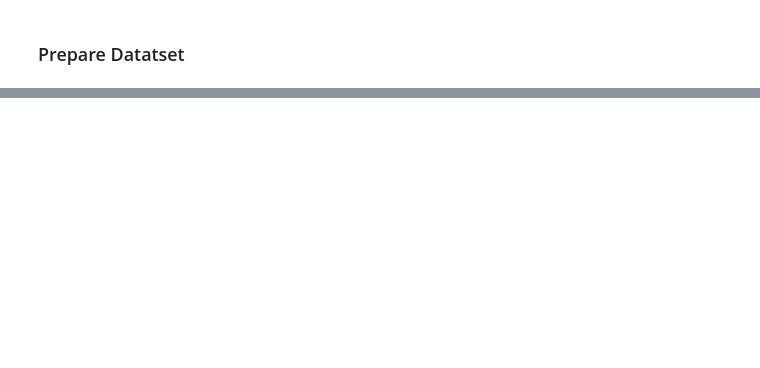
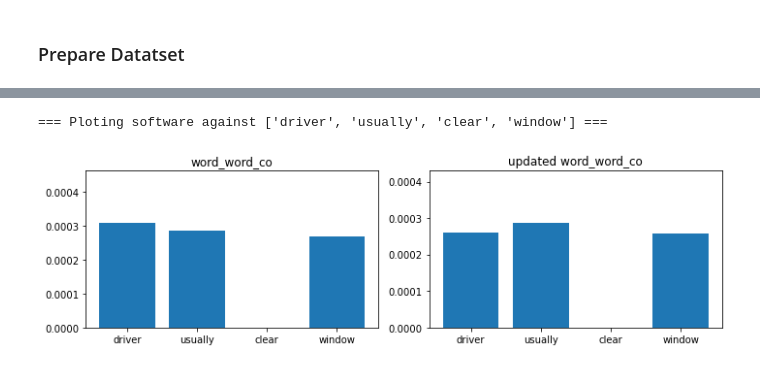
Before and after one commit to iamr0b0tx/topic_modeler, a Jupyter notebook: topic_modeler.ipynb, the cells around one changed output, grey strips where cells are left out. Drawn from its saved outputs; the diff is of its cells as text; code cells hidden in the pictures; blank space fills up the shorter version.

```diff
--- a/topic_modeler.ipynb
+++ b/topic_modeler.ipynb
@@ -444,0 +200,25 @@ label_classes
+# %%
+wwc = (word_word_co * word_weight)
+# %%
+word = "software"
+
+fig = plt.figure(figsize=(10,3), tight_layout=True)
+ax1 = fig.add_subplot(121)
+ax2 = fig.add_subplot(122)
+
+print(f"=== Ploting {word} against {words} ===")
+
+values = word_word_co.loc[word][words]
+ax1.set_title(f"word_word_co")
+ax1.set_ylim(0, 1.5*values.max())
+ax1.bar(words, values)
+
+values = wwc.loc[word][words]
+ax2.set_title(f"updated word_word_co")
+ax2.set_ylim(0, 1.5*values.max())
+ax2.bar(words, values)
+
+plt.show()
+# %% [output]
+=== Ploting software against ['driver', 'usually', 'clear', 'window'] ===
+[figure, added]
```
Also changed, not shown: parts of 85 cells of this notebook, 17 other files.
